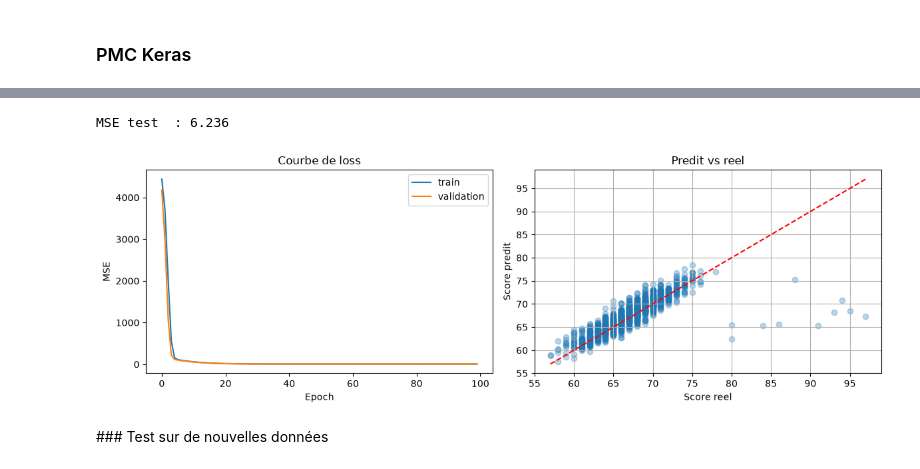
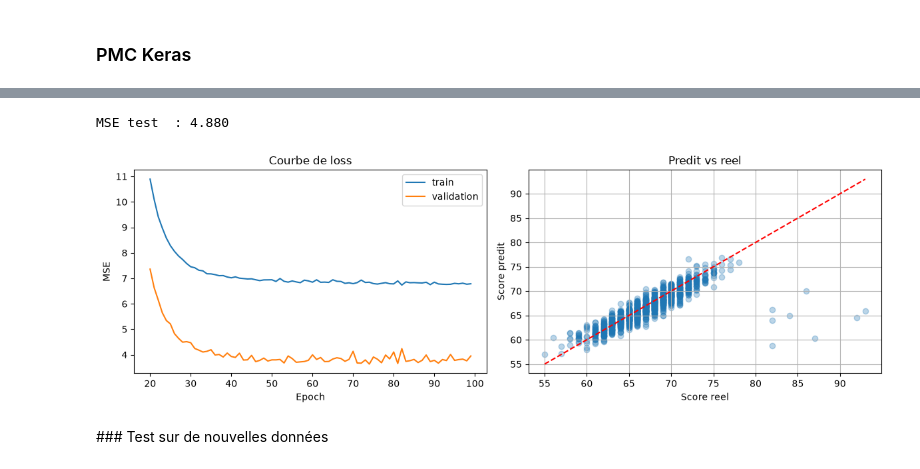
Before and after one commit to jade6taf/Projet-Hadoop-_3IABD1_2026, a Jupyter notebook: Code/analyse.ipynb, the cells around one changed output, grey strips where cells are left out. Drawn from its saved outputs; the diff is of its cells as text; code cells hidden in the pictures.

```diff
--- a/Code/analyse.ipynb
+++ b/Code/analyse.ipynb
@@ -546,8 +595,8 @@ from tensorflow.keras import layers # type: ignore
 
 modele = keras.Sequential([
     layers.Input(shape=(len(features),)),
+    layers.Dense(32, activation="relu"),
     layers.Dense(16, activation="relu"),
-    layers.Dense(8, activation="relu"),
     layers.Dense(1)
 ])
 
@@ -584,36 +616,37 @@ Entrainement termine
 # %%
 from sklearn.metrics import mean_squared_error
 
 y_pred = modele.predict(X_test, verbose=0).flatten()
 mse = mean_squared_error(y_test, y_pred)
 
 print(f"MSE test  : {mse:.3f}")
 
 fig, axes = plt.subplots(1, 2, figsize=(12, 4))
 
-# Courbe de loss
-axes[0].plot(historique.history["loss"], label="train")
-axes[0].plot(historique.history["val_loss"], label="validation")
+n_skip = 20
+epochs = range(n_skip, len(historique.history["loss"]))
+
+axes[0].plot(epochs, historique.history["loss"][n_skip:], label="train")
+axes[0].plot(epochs, historique.history["val_loss"][n_skip:], label="validation")
 axes[0].set_xlabel("Epoch")
 axes[0].set_ylabel("MSE")
 axes[0].set_title("Courbe de loss")
 axes[0].legend()
 
 # Predit vs reel
 axes[1].scatter(y_test, y_pred, alpha=0.3)
 axes[1].plot([y_test.min(), y_test.max()],
              [y_test.min(), y_test.max()], "r--")
 axes[1].set_xlabel("Score reel")
 axes[1].set_ylabel("Score predit")
 axes[1].set_title("Predit vs reel")
 
 plt.grid(True)
-
 plt.tight_layout()
 plt.show()
 # %% [output]
-MSE test  : 6.236
+MSE test  : 4.880
-[figure, old version]
+[figure, new version]
 # %% [markdown]
 ### Test sur de nouvelles données
 # %%
```
Also changed, not shown: parts of 13 cells of this notebook.
